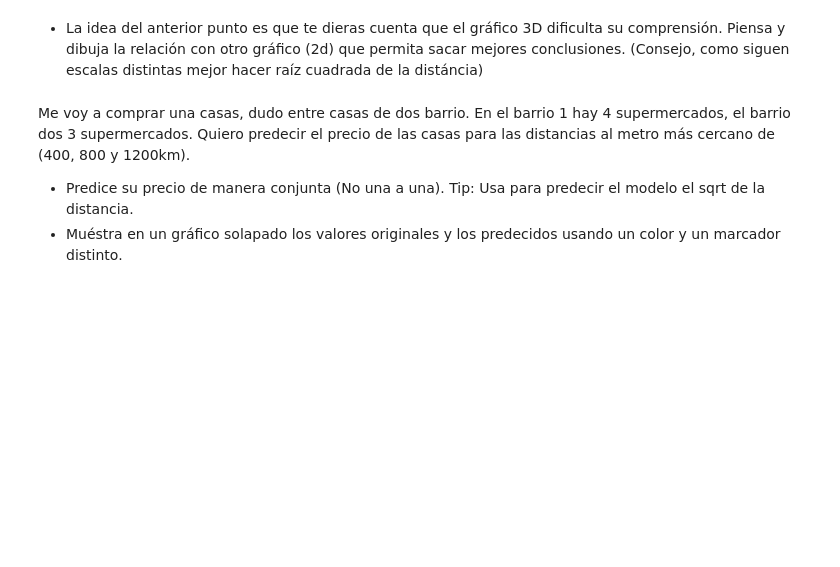
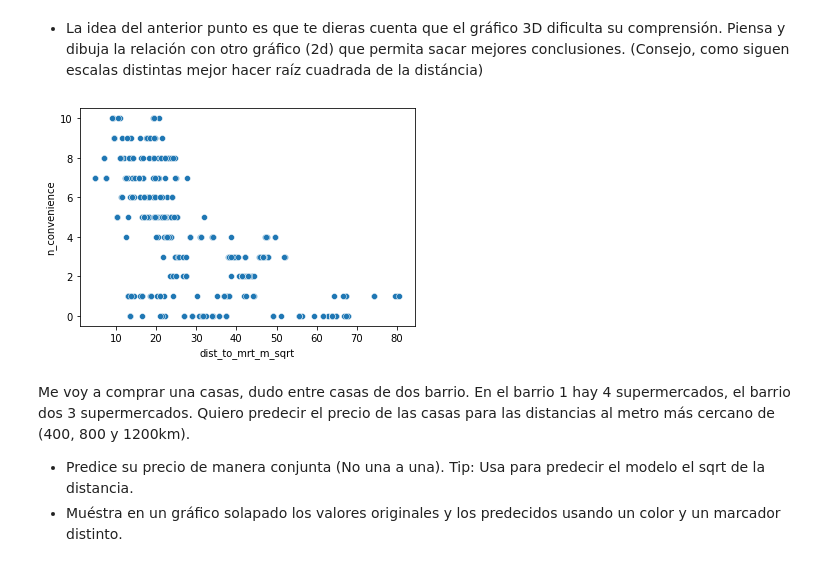
Before and after one commit to gcfp/M03, a Jupyter notebook: actividad-taiwan/MultRegression_Alum.ipynb, the cells around one changed output. Saved outputs shown, nothing was run; the diff lists cells and outputs as text; code cells hidden in the pictures; blank space fills up the shorter version.

```diff
--- a/actividad-taiwan/MultRegression_Alum.ipynb
+++ b/actividad-taiwan/MultRegression_Alum.ipynb
@@ -31,5 +160,12 @@ A partir del dataSet de Taiwan:
 # %% [markdown]
 * La idea del anterior punto es que te dieras cuenta que el gráfico 3D dificulta su comprensión. Piensa y dibuja la relación con otro gráfico (2d) que permita sacar mejores conclusiones. (Consejo, como siguen escalas distintas mejor hacer raíz cuadrada de la distáncia)
+# %%
+import math
+taiwan_df['dist_to_mrt_m_sqrt'] = taiwan_df['dist_to_mrt_m'].apply(lambda x: math.sqrt(x))
+sns.scatterplot(x="dist_to_mrt_m_sqrt", y="n_convenience", data=taiwan_df)
+plt.show()
+# %% [output]
+[figure, added]
 # %% [markdown]
 
 
```
Also changed, not shown: parts of 5 cells of this notebook.
